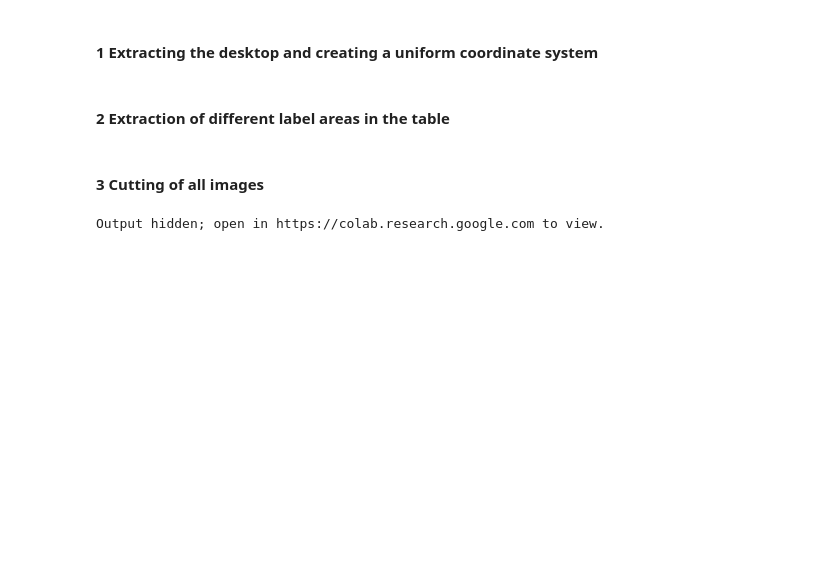
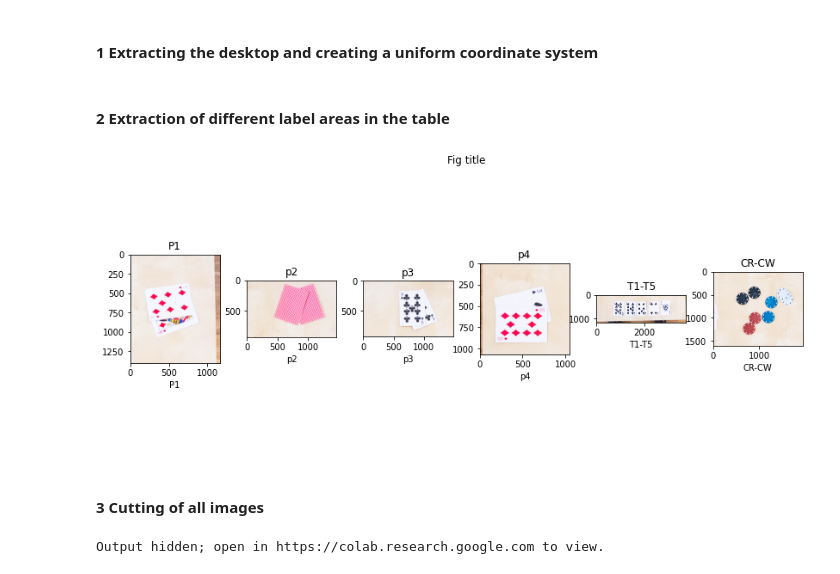
Before and after one commit to LTS5/iapr, a Jupyter notebook: project/project.ipynb, the cells around one changed output. Saved outputs shown, nothing was run; the diff lists cells and outputs as text; code cells hidden in the pictures; blank space fills up the shorter version.

```diff
--- a/project/project.ipynb
+++ b/project/project.ipynb
@@ -200,13 +188,13 @@ warnings.filterwarnings("ignore")
 
 # Global functions
 def plotMultipleImages(nrows, ncols, images, titles, cmap):
-    fig = plt.figure(figsize=(16,10))
+    fig = plt.figure(figsize=(14,8))
     plt.axis('off')
-    plt.title('test')
+    plt.title('Fig title')
     fig.subplots_adjust(hspace=0.4, wspace=0.3)
     for i in range(len(titles)):
         ax = fig.add_subplot(nrows, ncols, i+1)
-        ax.axis('off')
+        # ax.axis('off')
         ax.set_title(titles[i])
         ax.set_xlabel(titles[i])
         if cmap[i]=='rgb':
@@ -279,27 +267,31 @@ def tableCutting(obj_img, im_morph):
 #### 2 Extraction of different label areas in the table
 # %%
 # Crop, currently only T label.
-def crop(o_coordinate=tuple([0,0])):
+def crop(o, im_origin):
   train_size = np.loadtxt(os.path.join(data_path, "train_size.txt")).astype(int)
   # w1,h1,w2,h2，
-  # box_p1 = (3600, 1300, 4800, 2500)
-  # box_p2 = (3000, 0, 4500, 1000)
-  # box_p3 = (1500, 0, 2500, 1000)
-  # box_p4 = (700, 1300, 1700, 2500)
+  box_p1 = (o[0]+2600, o[1]+1000, o[0]+3760, o[1]+2400)
+  box_p2 = (o[0]+1750, o[1]-50, o[0]+3216, o[1]+880)
+  box_p3 = (o[0]+216, o[1]-50, o[0]+1700, o[1]+880)
+  box_p4 = (o[0]-50, o[1]+1200, o[0]+1000, o[1]+2265)
+
   box_T = (o[0], o[1]+2601, o[0]+3765, o[1]+3765)
-  # box_C = (1700, 1100, 3500, 2700)
-  # boxes = [box_p1, box_p2, box_p3, box_p4, box_T, box_C]
-  boxes = [box_T]
-
+  box_C = (o[0]+660, o[1]+865, o[0]+2600, o[1]+2465)
+  boxes = [box_p1, box_p2, box_p3, box_p4, box_T, box_C]
   ims = []
-  for box_c in boxes:
-    im = im_origin.crop(box_c)
+  for box in boxes:
+    im = im_origin.crop(box)
     ims.append(im)
-  train_ims_crop_1 = []
-  train_ims_crop_1.append(ims)
-  # im_names = ['P1', 'p2', 'p3', 'p4', 'T1-T5', 'CR-CW']
-  im_names = ['T1-T5']
-  plotMultipleImages(1, 1, train_ims_crop_1[0], im_names, cmap=['rgb'])
+  # train_ims_crop = []
+  # train_ims_crop.append(ims)
+  im_names = ['P1', 'p2', 'p3', 'p4', 'T1-T5', 'CR-CW']
+  plotMultipleImages(1, 6, ims, im_names, cmap=['rgb']*6)
+# %%
+obj_img, im_morph = preprocessing(im_origin)
+o = tableCutting(obj_img, im_morph)
+crop(o, im_origin)
+# %% [output]
+[figure, added]
 # %% [markdown]
 #### 3 Cutting of all images
 # %%
```
Also changed, not shown: parts of 3 cells of this notebook.
